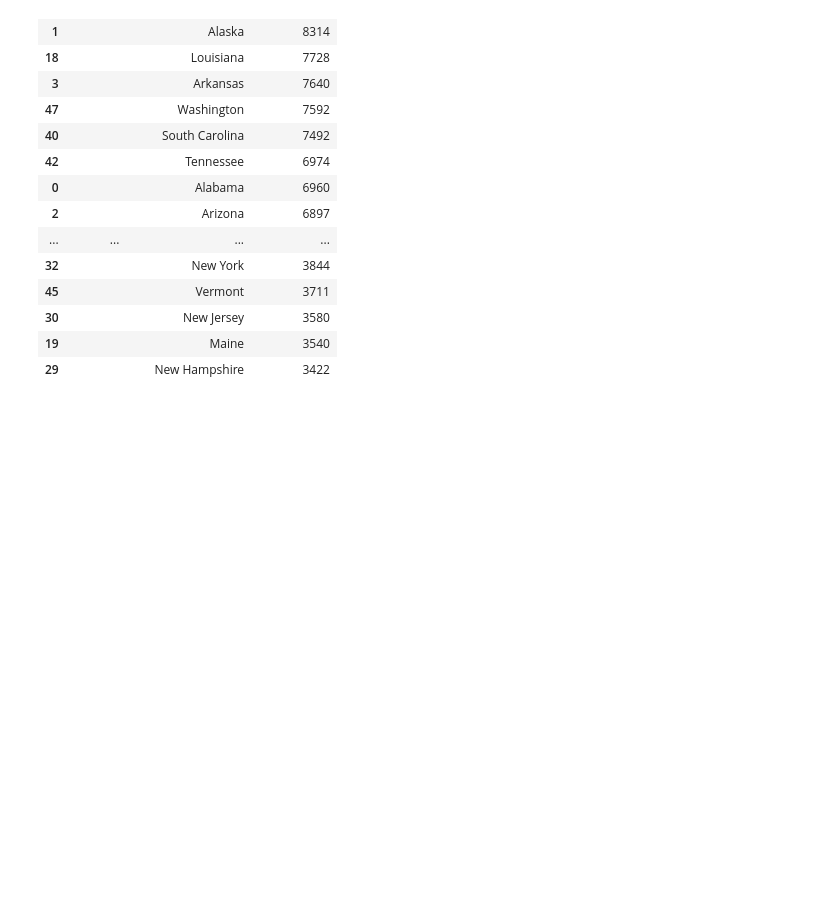
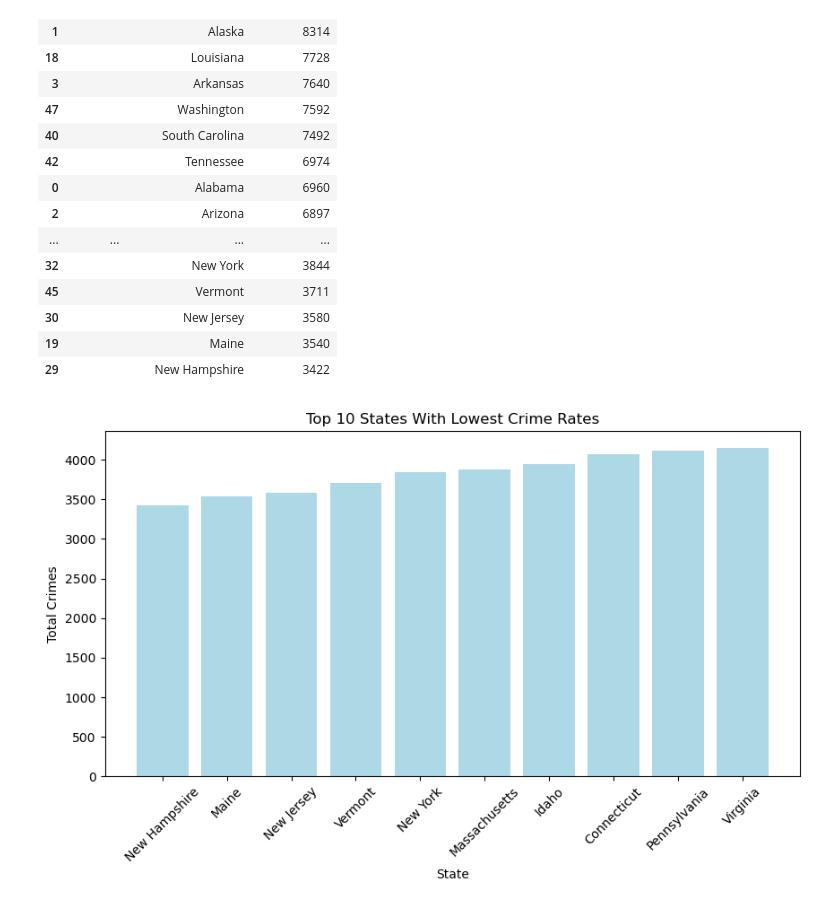
Before and after one commit to swiresjr/Project-3-Team-7-Retirement, a Jupyter notebook: Crime.ipynb, the cells around one changed output. Drawn from its saved outputs; the diff is of its cells as text; code cells hidden in the pictures; blank space fills up the shorter version.

Commit message:
Crime graphs

```diff
--- a/Crime.ipynb
+++ b/Crime.ipynb
@@ -162,3 +163,15 @@ crime_2016_final
 | 29 |  | New Hampshire | 3422 |
 # %%
 crime_2016_final.to_csv('Data/Crime_stats_2016.csv', index=False)
+# %%
+lowest_crime_10_states_graph = crime_2016_final.sort_values(by='Total Crimes', ascending=True).head(10)
+plt.figure(figsize=(10, 5))
+plt.bar(lowest_crime_10_states_graph['State'], lowest_crime_10_states_graph['Total Crimes'], color='lightblue')
+plt.xlabel('State')
+plt.ylabel('Total Crimes')
+plt.title('Top 10 States With Lowest Crime Rates')
+plt.xticks(rotation=45)
+plt.savefig('lowest_crime_10_states_graph.png', dpi=100, bbox_inches = "tight")
+plt.show()
+# %% [output]
+[figure, added]
```
Also changed, not shown: parts of 2 cells of this notebook, 2 other files.
